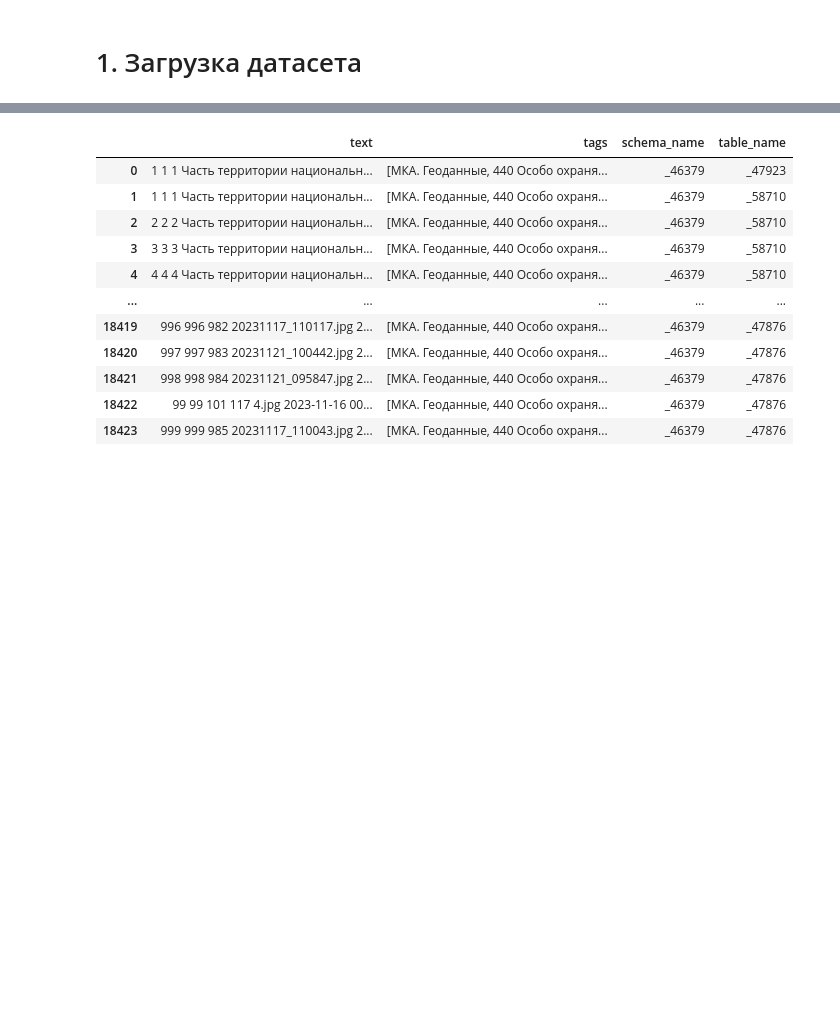
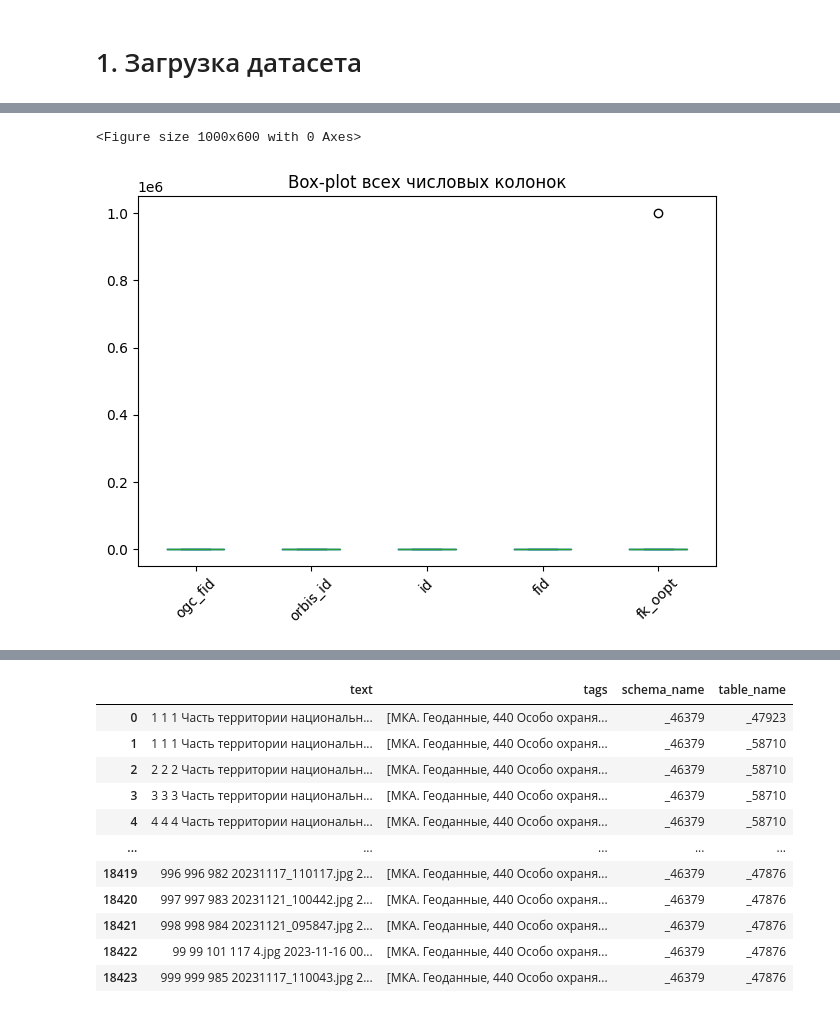
Before and after one commit to FuseII/dam_system, a Jupyter notebook: typos/scripts/typos.ipynb, the cells around one changed output, grey strips where cells are left out. Drawn from its saved outputs; the diff is of its cells as text; code cells hidden in the pictures; blank space fills up the shorter version.

```diff
--- a/typos/scripts/typos.ipynb
+++ b/typos/scripts/typos.ipynb
@@ -12,2 +15,25 @@ import re
 # %% [markdown]
 # 1. Загрузка датасета
+# %%
+# schema_name = None
+# table_name = None
+# columns = None
+with open(r'../../data/_46379._54938.txt', 'r', encoding='utf-8') as file:
+    line = json.loads(file.readline())
+    schema_name = line["schema_name"]
+    table_name = line['table_name']
+    columns = line['columns']
+    column_names = [x[0] for x in columns]
+    df = pd.read_json(file, lines=True)
+    df.columns= column_names
+
+
+print(schema_name)
+print(table_name)
+print(columns)
+print(column_names)
+df
+
+
+
+# df = pd.read_json("data/_46379._54938.txt", lines=True)
@@ -13,0 +96,11 @@ import re
+# %%
+# Box-plot для всех числовых колонок
+plt.figure(figsize=(10, 6))
+df.plot(kind='box')
+plt.title('Box-plot всех числовых колонок')
+plt.xticks(rotation=45)
+plt.tight_layout()
+plt.show()
+# %% [output]
+<Figure size 1000x600 with 0 Axes>
+[figure, added]
```
Also changed, not shown: parts of 5 cells of this notebook, 2 other files.
